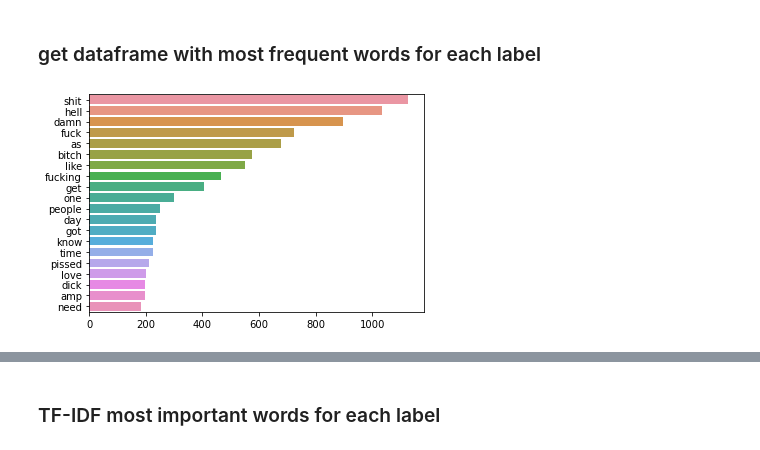
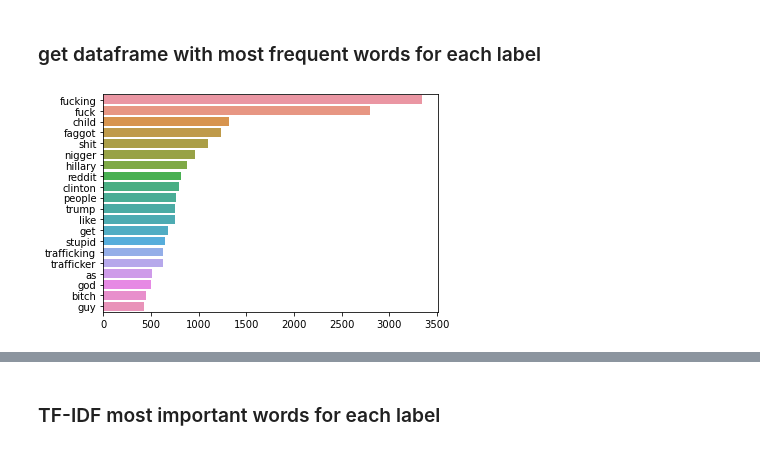
Before and after one commit to pushkill/NLP-project, a Jupyter notebook: analysis_jus.ipynb, the cells around one changed output, grey strips where cells are left out. Drawn from its saved outputs; the diff is of its cells as text; code cells hidden in the pictures.

```diff
--- a/analysis_jus.ipynb
+++ b/analysis_jus.ipynb
@@ -148,7 +148,7 @@ def labels_most_frequent_words(df, label, column, n_words = 10, visualise = Fals
     #print(words_freq)
     return words_freq[:n_words]
 # %%
-words_freq = labels_most_frequent_words(df, label='vulgar', column='lemmas', n_words = 20, visualise = True)
+words_freq = labels_most_frequent_words(df, label='homophobic', column='lemmas', n_words = 20, visualise = True)
 #print(words_freq)
 # %% [output]
-[figure, old version]
+[figure, new version]
```
Also changed, not shown: parts of 24 cells of this notebook, 22 other files.
